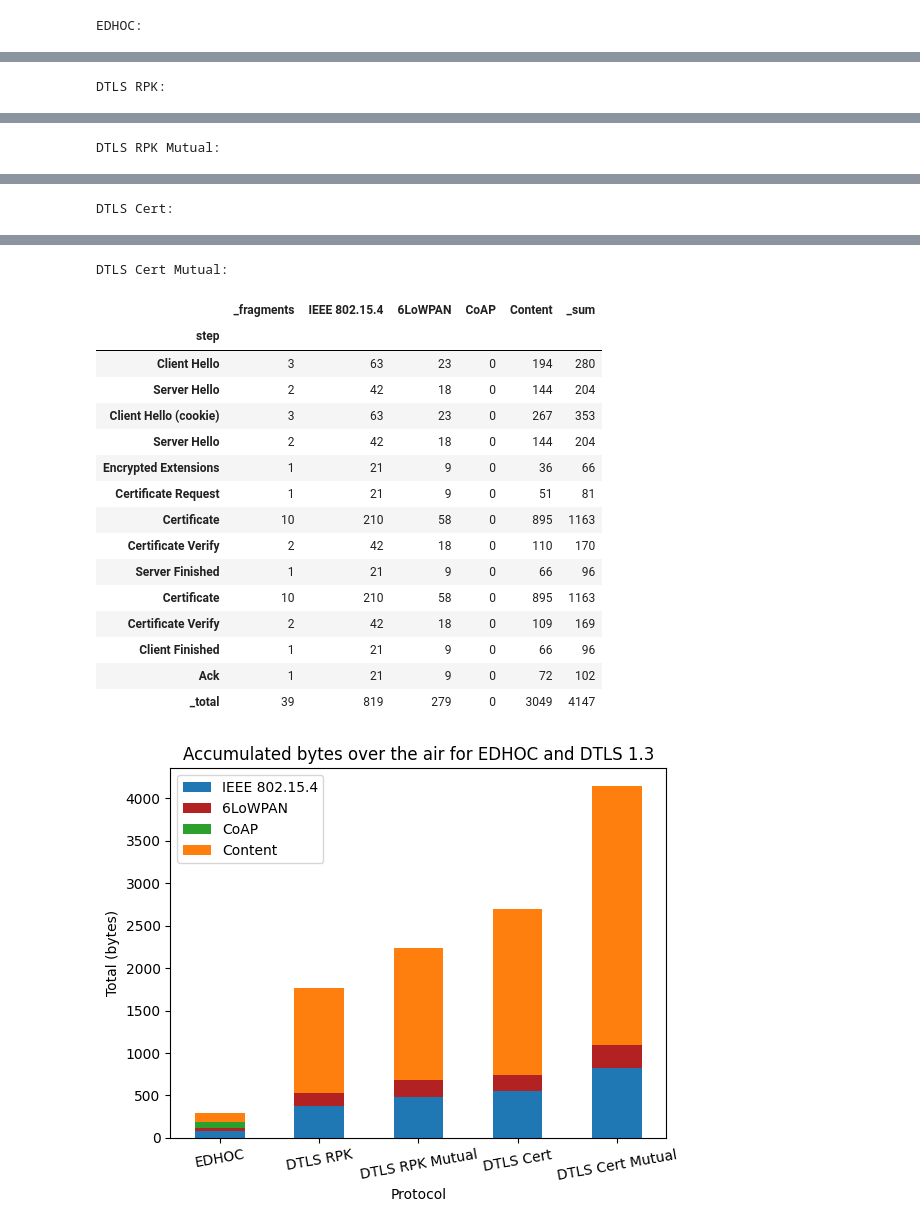
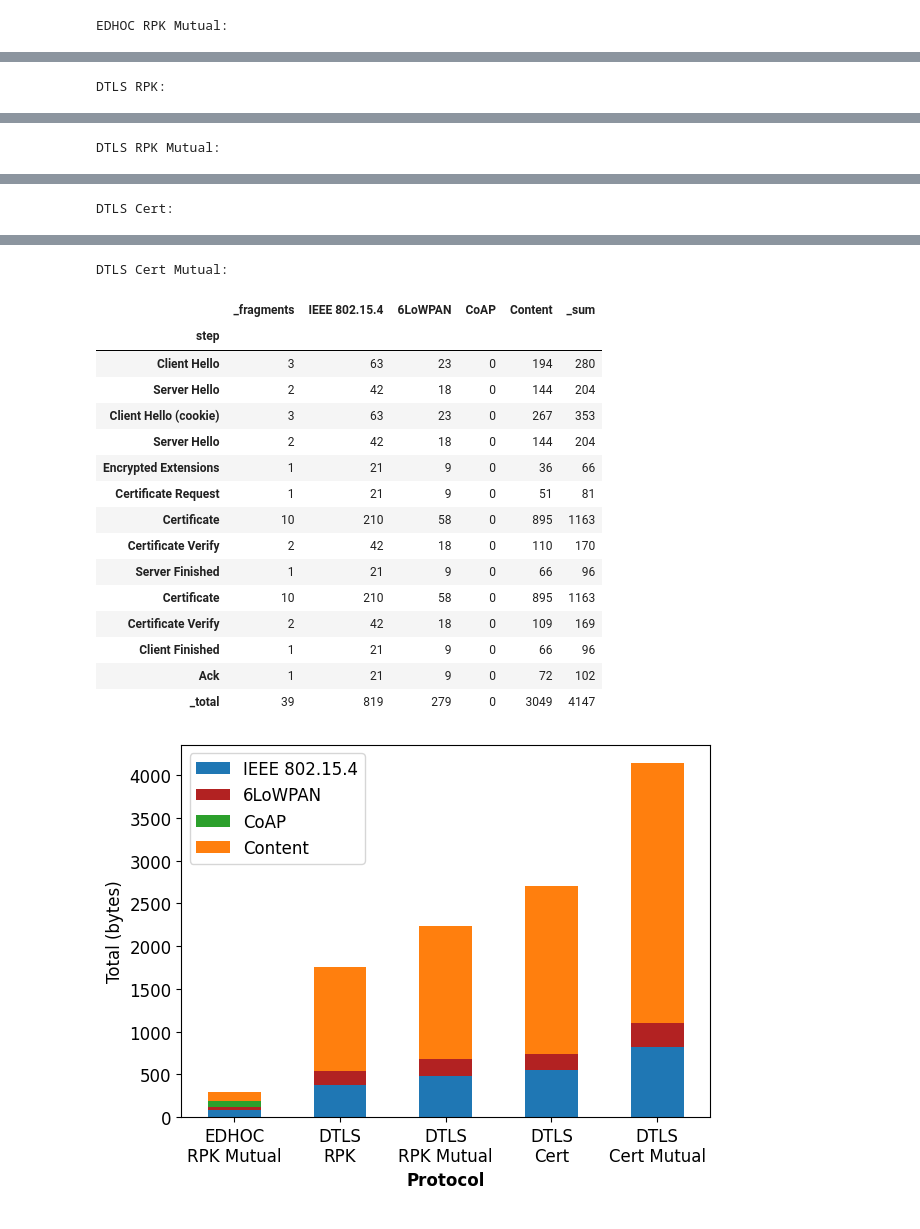
Before and after one commit to geonnave/edhoc-dtls-comparison, a Jupyter notebook: analysis/comparison.ipynb, the cells around one changed output, grey strips where cells are left out. Drawn from its saved outputs; the diff is of its cells as text; code cells hidden in the pictures.

```diff
--- a/analysis/comparison.ipynb
+++ b/analysis/comparison.ipynb
@@ -28,7 +28,7 @@ class HandshakeSizes:
         return ['edhoc_df', 'dtls_df', 'dtls_mutual_df', 'dtls_cert_df', 'dtls_cert_mutual_df']
 
     def df_fields_nice(self):
-        return ['EDHOC', 'DTLS RPK', 'DTLS RPK Mutual', 'DTLS Cert', 'DTLS Cert Mutual']
+        return ['EDHOC\nRPK Mutual', 'DTLS\nRPK', 'DTLS\nRPK Mutual', 'DTLS\nCert', 'DTLS\nCert Mutual']
 
     def df_list(self):
         return [getattr(self, df) for df in self.df_fields()]
@@ -71,10 +71,13 @@ class HandshakeSizes:
             'Content': 'tab:orange'
         }
         df.plot.bar(
-            stacked=True, color=color_dict, rot=10,
-            title='Accumulated bytes over the air for EDHOC and DTLS 1.3',
+            stacked=True, color=color_dict, rot=0,
+            # title='Accumulated bytes over the air for EDHOC and DTLS 1.3',
             ylabel='Total (bytes)'
         )
+        plt.xlabel('Protocol', fontweight='bold')
+        plt.tight_layout()
+        plt.savefig('fig/bytes-802154.pdf')
 
     def summary_df(self):
         df = pd.DataFrame({
@@ -115,4 +118,4 @@ hs_sizes.results()
-EDHOC:
+EDHOC RPK Mutual:
 |  | _fragments | IEEE 802.15.4 | 6LoWPAN | CoAP | Content | _sum |
 | step |  |  |  |  |  |  |
 | Message 1 | 1 | 21 | 9 | 26 | 38 | 94 |
@@ -155,31 +158,31 @@ DTLS Cert:
 |  | _fragments | IEEE 802.15.4 | 6LoWPAN | CoAP | Content | _sum |
 | step |  |  |  |  |  |  |
 | Client Hello | 3 | 63 | 23 | 0 | 194 | 280 |
 | Server Hello | 2 | 42 | 18 | 0 | 144 | 204 |
 | Client Hello (cookie) | 3 | 63 | 23 | 0 | 267 | 353 |
 | Server Hello | 2 | 42 | 18 | 0 | 144 | 204 |
 | Encrypted Extensions | 1 | 21 | 9 | 0 | 36 | 66 |
 | Certificate | 10 | 210 | 58 | 0 | 895 | 1163 |
 | Certificate Verify | 2 | 42 | 18 | 0 | 109 | 169 |
 | Server Finished | 1 | 21 | 9 | 0 | 66 | 96 |
 | Client Finished | 1 | 21 | 9 | 0 | 66 | 96 |
 | Ack | 1 | 21 | 9 | 0 | 40 | 70 |
 | _total | 26 | 546 | 194 | 0 | 1961 | 2701 |
 DTLS Cert Mutual:
 |  | _fragments | IEEE 802.15.4 | 6LoWPAN | CoAP | Content | _sum |
 | step |  |  |  |  |  |  |
 | Client Hello | 3 | 63 | 23 | 0 | 194 | 280 |
 | Server Hello | 2 | 42 | 18 | 0 | 144 | 204 |
 | Client Hello (cookie) | 3 | 63 | 23 | 0 | 267 | 353 |
 | Server Hello | 2 | 42 | 18 | 0 | 144 | 204 |
 | Encrypted Extensions | 1 | 21 | 9 | 0 | 36 | 66 |
 | Certificate Request | 1 | 21 | 9 | 0 | 51 | 81 |
 | Certificate | 10 | 210 | 58 | 0 | 895 | 1163 |
 | Certificate Verify | 2 | 42 | 18 | 0 | 110 | 170 |
 | Server Finished | 1 | 21 | 9 | 0 | 66 | 96 |
 | Certificate | 10 | 210 | 58 | 0 | 895 | 1163 |
 | Certificate Verify | 2 | 42 | 18 | 0 | 109 | 169 |
 | Client Finished | 1 | 21 | 9 | 0 | 66 | 96 |
 | Ack | 1 | 21 | 9 | 0 | 72 | 102 |
 | _total | 39 | 819 | 279 | 0 | 3049 | 4147 |
-[figure, old version]
+[figure, new version]
```
Also changed, not shown: parts of 9 cells of this notebook, 1 other file.
